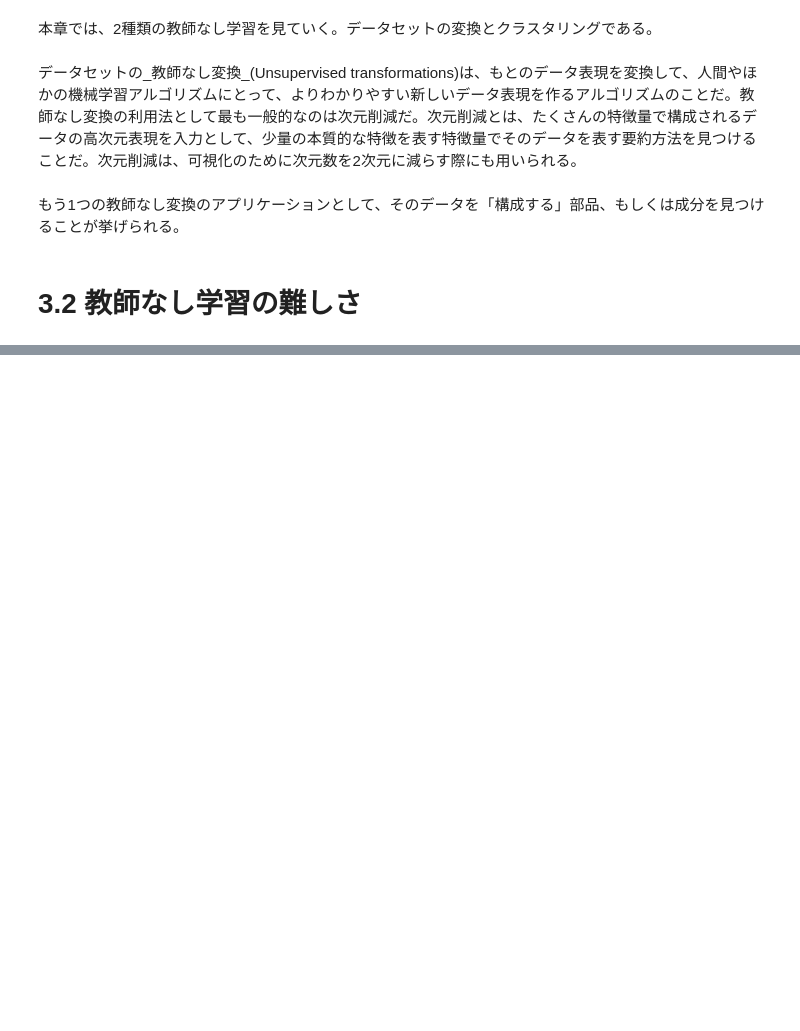
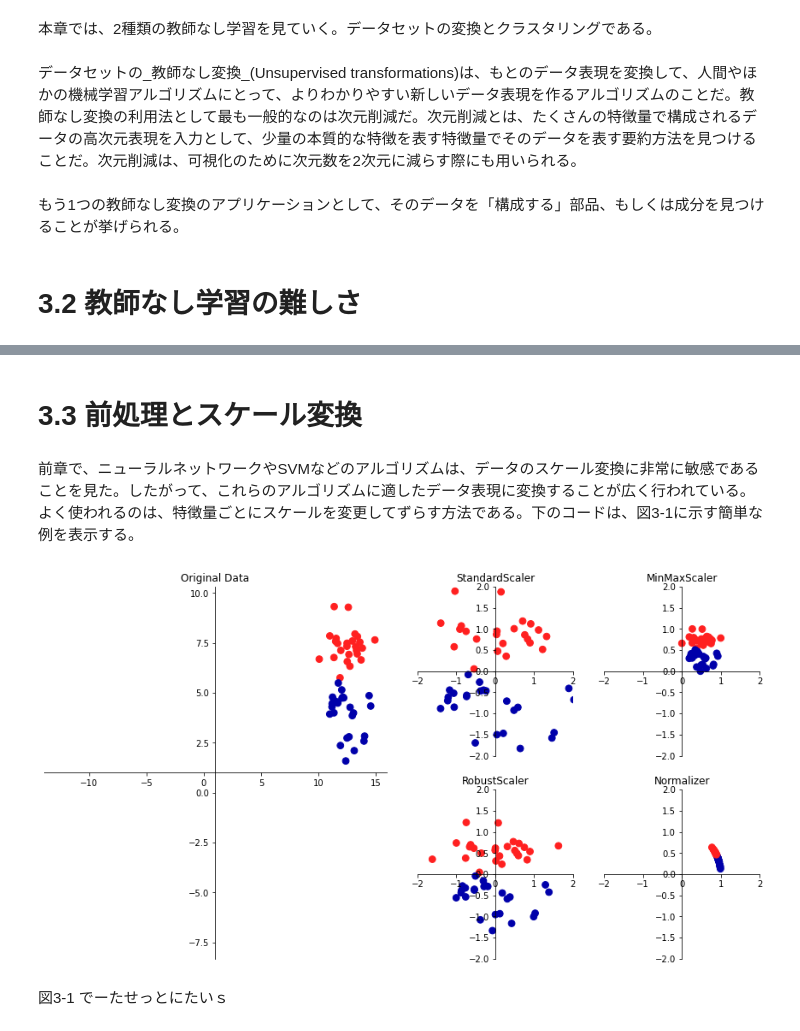
Before and after one commit to yagi469/Introduction-to-machine-learning-with-python, a Jupyter notebook: 03 教師なし学習と前処理.ipynb, the cells around one changed output, grey strips where cells are left out. Cells and saved outputs as stored; diff of their text form; code cells hidden in the pictures; blank space fills up the shorter version.

```diff
--- a/03 教師なし学習と前処理.ipynb
+++ b/03 教師なし学習と前処理.ipynb
@@ -14,0 +15,11 @@
+# %% [markdown]
+# 3.3 前処理とスケール変換
+# %% [markdown]
+前章で、ニューラルネットワークやSVMなどのアルゴリズムは、データのスケール変換に非常に敏感であることを見た。したがって、これらのアルゴリズムに適したデータ表現に変換することが広く行われている。よく使われるのは、特徴量ごとにスケールを変更してずらす方法である。下のコードは、図3-1に示す簡単な例を表示する。
+# %%
+import mglearn
+mglearn.plots.plot_scaling()
+# %% [output]
+[figure, added]
+# %% [markdown]
+図3-1 でーたせっとにたいｓ
```
Also changed, not shown: parts of 2 cells of this notebook.
